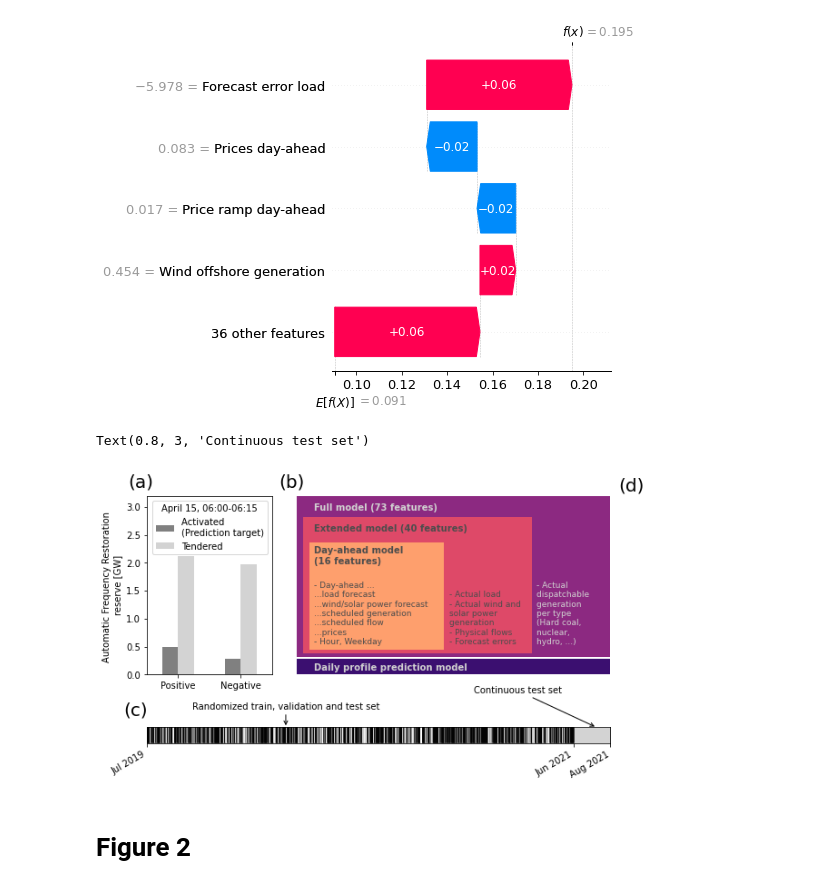
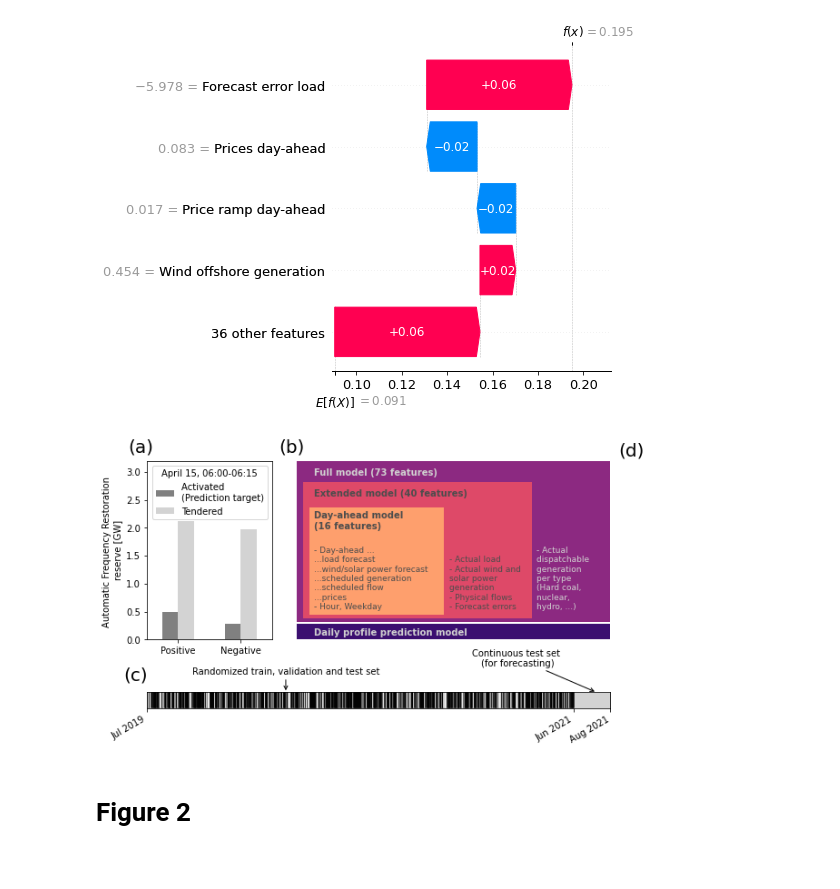
Before and after one commit to johkruse/XAI-for-aFRR-activation, a Jupyter notebook: notebooks/plots_for_paper.ipynb, the cells around one changed output. Drawn from its saved outputs; the diff is of its cells as text; code cells hidden in the pictures.

```diff
--- a/notebooks/plots_for_paper.ipynb
+++ b/notebooks/plots_for_paper.ipynb
@@ -6,6 +6,7 @@ import sys
 sys.path.append('../')
 from sklearn.metrics import r2_score
 from matplotlib import gridspec, patches
+from matplotlib import dates as mdates
 import seaborn as sns
 import shap
 
@@ -112,10 +113,11 @@ quantile_model_type_infos = {
 }
 
 # Folder setup
-data_folder = '../data/{}/'
-version_folder = '../data/{}/version_{}/'
-fit_folder = '../results/model_fit/{}/version_{}/target_{}/'
-figure_path = '../../../Papers/afrr_prediction_germany/figures/'
+# Root directory of notebook is assumed to be the repository directory
+data_folder = './data/{}/'
+version_folder = './data/{}/version_{}/'
+fit_folder = './results/model_fit/{}/version_{}/target_{}/'
+figure_path = './../../Papers/afrr_prediction_germany/figures/'
 
 # All possible features
 input_cols = ['gen_other', 'gen_solar', 'gen_wind_on', 'gen_waste', 'gen_nuclear',
@@ -305,7 +307,7 @@ ax = plt.subplot(gs[0,0])
 dt='2021-04-15 06:00:00'
 y_test = pd.read_hdf(version_folder.format(area, version)+'y_test.h5')
 afrr_vals = y_test.loc[dt].squeeze().to_frame('Activated \n(Prediction target)')
-afrr_vals['Tendered'] = pd.read_hdf('../data/DE/afrr_demand.h5').loc[y_test.loc[dt].index[0]]
+afrr_vals['Tendered'] = pd.read_hdf('./data/DE/afrr_demand.h5').loc[y_test.loc[dt].index[0]]
 afrr_vals = afrr_vals.rename(index=dict(zip(targets,  ['Positive','Negative'])))
 
 pats = afrr_vals.div(1000).plot.bar(ax=ax, color={'Tendered':'lightgrey', 'Activated \n(Prediction target)':'grey'})
@@ -344,37 +346,36 @@ ax.annotate('(b)', (-0.1/1.7,1.05),  xycoords='axes fraction', fontsize=20)
 ##### Here the SHAP sketch will be inserted
 
 ax = plt.subplot(gs[:,2])
 ax.axis('off')
 ax.annotate('(d)', (-0.1,1.05/1.03), xycoords='axes fraction', fontsize=20)
 
 ##### Visualization of Train-test splits
 
 ax = plt.subplot(gs[1, :2])
 
 full_index= pd.date_range(start = pd.Timestamp('2019-07-01 00:00:00'), end = pd.Timestamp('2021-06-01 00:00'), freq='1d')
 cont_index= pd.date_range(start = pd.Timestamp('2021-06-01 00:00'), end = pd.Timestamp('2021-07-31 00:00'), freq='1d')
 vals = np.random.choice(a=['train', 'val', 'test'], size=full_index.shape[0], p=[0.64, 0.16, 0.2])
 val_colors = {'train':'k', 'val':'w', 'test':'grey'}
 
 for i,val in enumerate(vals):
     ax.plot((full_index[i],full_index[i]), (0,1), c=val_colors[val])
 ax.fill_between((cont_index[0], cont_index[-1]), (0,0), (1,1), color='lightgrey')
 ax.set_xlim(full_index[0], cont_index[-1])
 ax.set_xticks([full_index[0], cont_index[0], cont_index[-1]])
 ax.set_xticklabels(['Jul 2019', 'Jun 2021', 'Aug 2021'], rotation=30, ha='right')
 ax.annotate('(c)', (-0.15/3,1.05/0.6),  xycoords='axes fraction', fontsize=20)
 ax.get_yaxis().set_visible(False)
 plt.tight_layout()
 
 ax.annotate('Randomized train, validation and test set', xy=(0.3, 1), xytext=(0.3, 2), xycoords='axes fraction',
             arrowprops=dict(arrowstyle='->', lw=1),ha='center', va='bottom')
-ax.annotate('Continuous test set', xy=(0.97, 1), xytext=(0.8, 3), xycoords='axes fraction',
+ax.annotate('Continuous test set \n(for forecasting)', xy=(0.97, 1), xytext=(0.8, 2.5), xycoords='axes fraction',
             arrowprops=dict(arrowstyle='->', lw=1),ha='center', va='bottom')
 
-#plt.savefig(figure_path+'fig1_start.pdf', bbox_inches='tight')
+plt.savefig(figure_path+'fig1_start.pdf', bbox_inches='tight')
 # %% [output]
-Text(0.8, 3, 'Continuous test set')
-[figure, old version]
+[figure, new version]
 # %% [markdown]
 # Figure 2
 # %%
```
Also changed, not shown: parts of 5 cells of this notebook.
